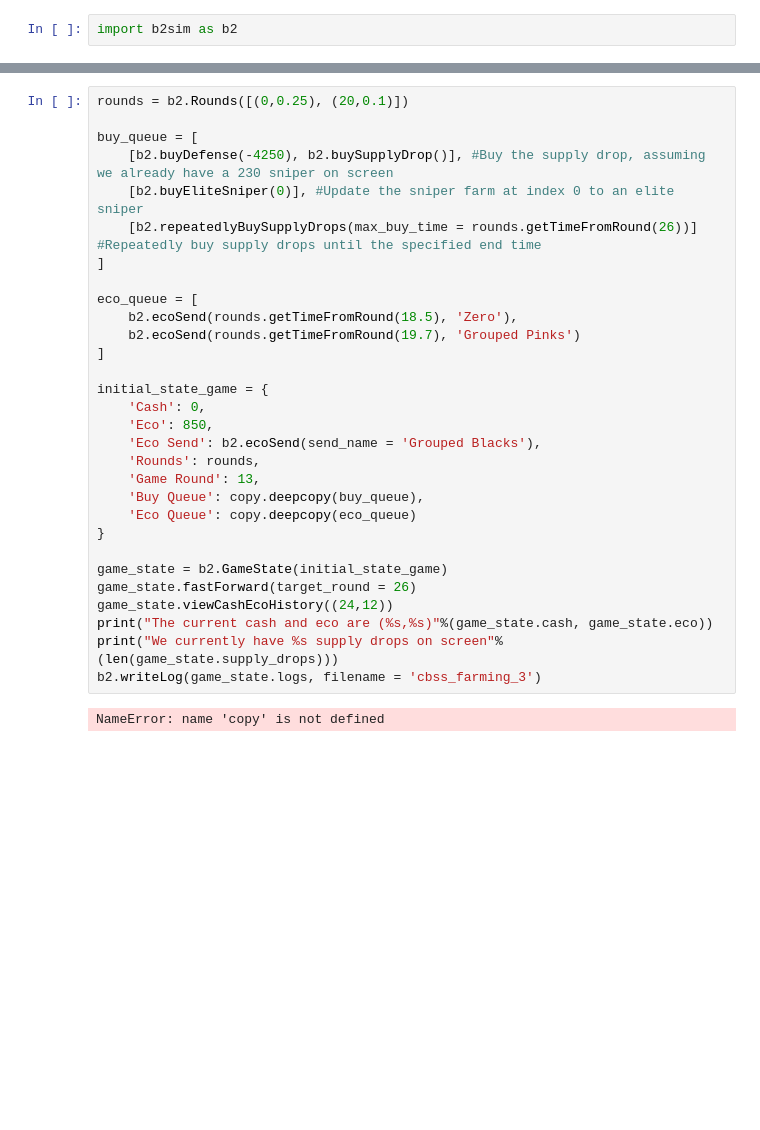
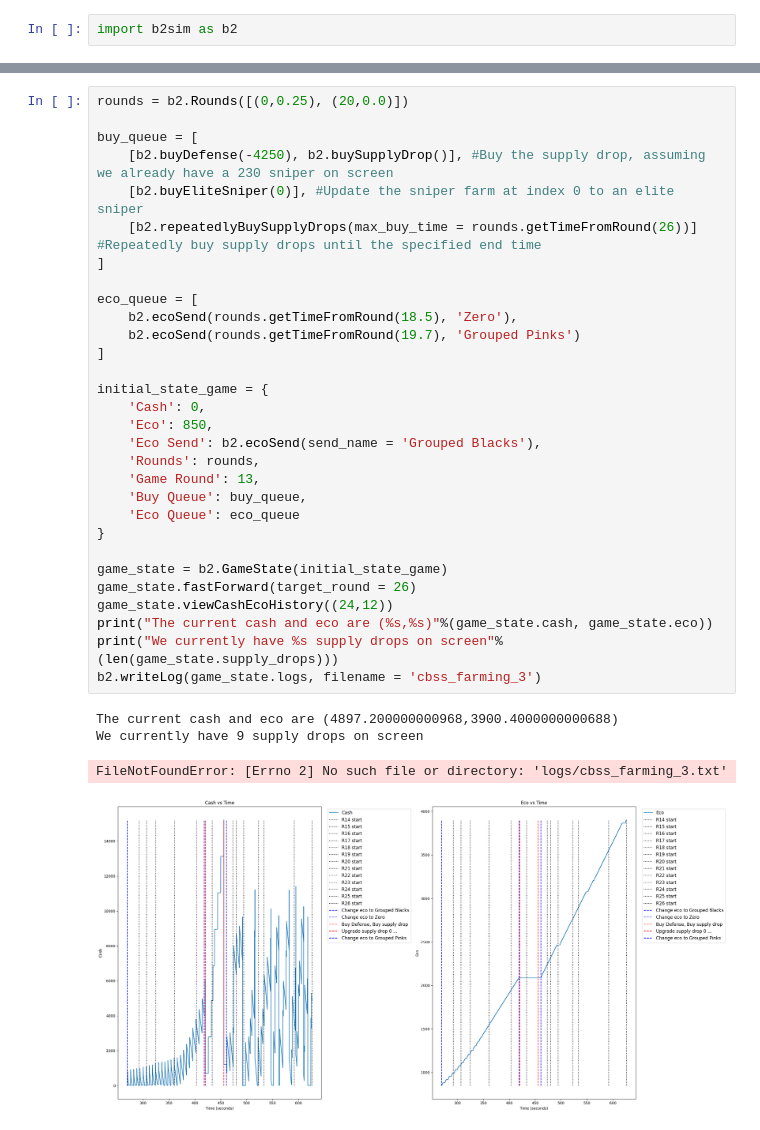
Before and after one commit to redlaserbmBTD/BTDB2_SIMULATOR, a Jupyter notebook: b2sim/cbss_farming.ipynb, the cells around one changed output, grey strips where cells are left out. Drawn from its saved outputs; the diff is of its cells as text; blank space fills up the shorter version.

```diff
--- a/b2sim/cbss_farming.ipynb
+++ b/b2sim/cbss_farming.ipynb
@@ -37,33 +38,36 @@ We currently have 11 supply drops on screen
 # %%
-rounds = b2.Rounds([(0,0.25), (20,0.1)])
+rounds = b2.Rounds([(0,0.25), (20,0.0)])
 
 buy_queue = [
     [b2.buyDefense(-4250), b2.buySupplyDrop()], #Buy the supply drop, assuming we already have a 230 sniper on screen
     [b2.buyEliteSniper(0)], #Update the sniper farm at index 0 to an elite sniper
     [b2.repeatedlyBuySupplyDrops(max_buy_time = rounds.getTimeFromRound(26))] #Repeatedly buy supply drops until the specified end time
 ]
 
 eco_queue = [
     b2.ecoSend(rounds.getTimeFromRound(18.5), 'Zero'),
     b2.ecoSend(rounds.getTimeFromRound(19.7), 'Grouped Pinks')
 ]
 
 initial_state_game = {
     'Cash': 0,
     'Eco': 850,
     'Eco Send': b2.ecoSend(send_name = 'Grouped Blacks'),
     'Rounds': rounds,
     'Game Round': 13,
-    'Buy Queue': copy.deepcopy(buy_queue),
-    'Eco Queue': copy.deepcopy(eco_queue)
+    'Buy Queue': buy_queue,
+    'Eco Queue': eco_queue
 }
 
 game_state = b2.GameState(initial_state_game)
 game_state.fastForward(target_round = 26)
 game_state.viewCashEcoHistory((24,12))
 print("The current cash and eco are (%s,%s)"%(game_state.cash, game_state.eco))
 print("We currently have %s supply drops on screen"%(len(game_state.supply_drops)))
 b2.writeLog(game_state.logs, filename = 'cbss_farming_3')
 # %% [output]
-NameError: name 'copy' is not defined
+The current cash and eco are (4897.200000000968,3900.4000000000688)
+We currently have 9 supply drops on screen
+FileNotFoundError: [Errno 2] No such file or directory: 'logs/cbss_farming_3.txt'
+[figure, added]
 # %%
```
Also changed, not shown: parts of 2 cells of this notebook, 14 other files.
